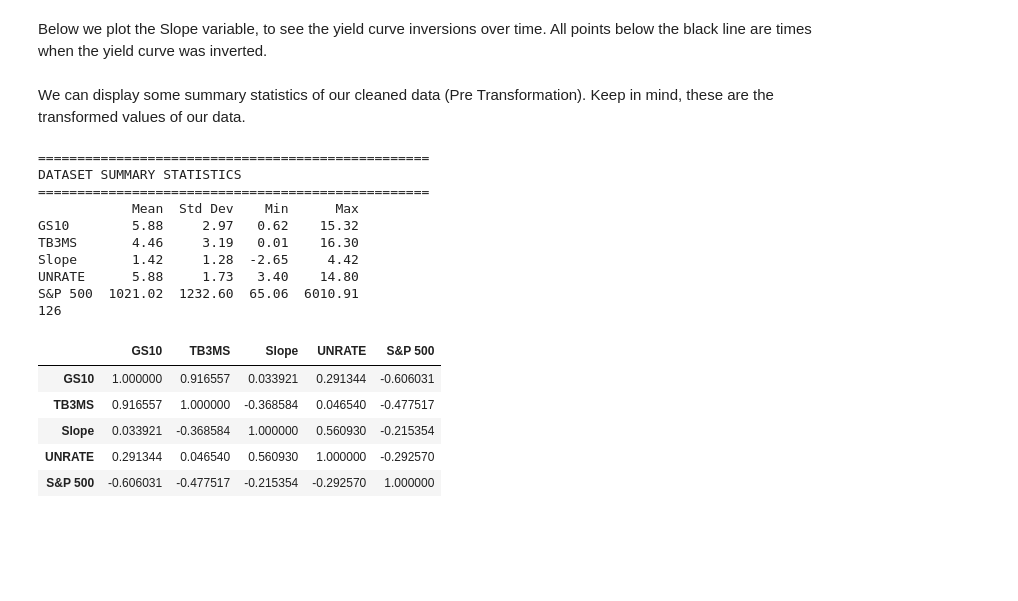
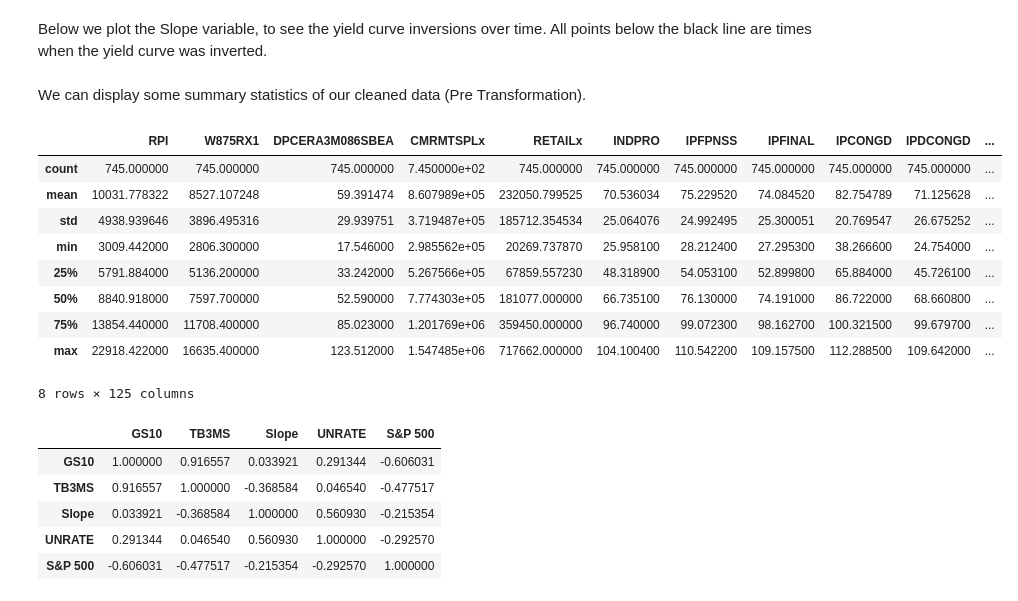
Before and after one commit to nickto14/eco482_final_project, a Jupyter notebook: Research Project Files/Cleaning/Data_Exploration.ipynb, the cells around one changed output. Drawn from its saved outputs; the diff is of its cells as text; code cells hidden in the pictures; blank space fills up the shorter version.

```diff
--- a/Research Project Files/Cleaning/Data_Exploration.ipynb
+++ b/Research Project Files/Cleaning/Data_Exploration.ipynb
@@ -35,36 +35,27 @@ plt.add_hline(y=0)
 
 plt.show()
 # %% [markdown]
-We can display some summary statistics of our cleaned data (Pre Transformation). Keep in mind, these are the transformed values of our data.
+We can display some summary statistics of our cleaned data (Pre Transformation).
 # %%
+display(df_1.describe())
+
 cols = ['GS10', 'TB3MS', 'Slope', 'UNRATE', 'S&P 500']
 
-summary_stats = df_1[cols].agg(['mean', 'std', 'min', 'max']).transpose()
-
-summary_stats.columns = ['Mean', 'Std Dev', 'Min', 'Max']
-
-print("="*50)
-print("DATASET SUMMARY STATISTICS")
-print("="*50)
-print(summary_stats.round(2))
-
-print(len(df_1.columns))
-
 display(df_1[cols].corr())
 # %% [output]
+|  | RPI | W875RX1 | DPCERA3M086SBEA | CMRMTSPLx | RETAILx | INDPRO | IPFPNSS | IPFINAL | IPCONGD | IPDCONGD | ... |
+| count | 745.000000 | 745.000000 | 745.000000 | 7.450000e+02 | 745.000000 | 745.000000 | 745.000000 | 745.000000 | 745.000000 | 745.000000 | ... |
+| mean | 10031.778322 | 8527.107248 | 59.391474 | 8.607989e+05 | 232050.799525 | 70.536034 | 75.229520 | 74.084520 | 82.754789 | 71.125628 | ... |
+| std | 4938.939646 | 3896.495316 | 29.939751 | 3.719487e+05 | 185712.354534 | 25.064076 | 24.992495 | 25.300051 | 20.769547 | 26.675252 | ... |
+| min | 3009.442000 | 2806.300000 | 17.546000 | 2.985562e+05 | 20269.737870 | 25.958100 | 28.212400 | 27.295300 | 38.266600 | 24.754000 | ... |
+| 25% | 5791.884000 | 5136.200000 | 33.242000 | 5.267566e+05 | 67859.557230 | 48.318900 | 54.053100 | 52.899800 | 65.884000 | 45.726100 | ... |
+| 50% | 8840.918000 | 7597.700000 | 52.590000 | 7.774303e+05 | 181077.000000 | 66.735100 | 76.130000 | 74.191000 | 86.722000 | 68.660800 | ... |
+| 75% | 13854.440000 | 11708.400000 | 85.023000 | 1.201769e+06 | 359450.000000 | 96.740000 | 99.072300 | 98.162700 | 100.321500 | 99.679700 | ... |
+| max | 22918.422000 | 16635.400000 | 123.512000 | 1.547485e+06 | 717662.000000 | 104.100400 | 110.542200 | 109.157500 | 112.288500 | 109.642000 | ... |
-==================================================
-DATASET SUMMARY STATISTICS
-==================================================
-            Mean  Std Dev    Min      Max
-GS10        5.88     2.97   0.62    15.32
-TB3MS       4.46     3.19   0.01    16.30
-Slope       1.42     1.28  -2.65     4.42
-UNRATE      5.88     1.73   3.40    14.80
-S&P 500  1021.02  1232.60  65.06  6010.91
-126
+8 rows × 125 columns
-|  | GS10 | TB3MS | Slope | UNRATE | S&P 500 |
-| GS10 | 1.000000 | 0.916557 | 0.033921 | 0.291344 | -0.606031 |
-| TB3MS | 0.916557 | 1.000000 | -0.368584 | 0.046540 | -0.477517 |
-| Slope | 0.033921 | -0.368584 | 1.000000 | 0.560930 | -0.215354 |
-| UNRATE | 0.291344 | 0.046540 | 0.560930 | 1.000000 | -0.292570 |
-| S&P 500 | -0.606031 | -0.477517 | -0.215354 | -0.292570 | 1.000000 |
+|  | GS10 | TB3MS | Slope | UNRATE | S&P 500 |
+| GS10 | 1.000000 | 0.916557 | 0.033921 | 0.291344 | -0.606031 |
+| TB3MS | 0.916557 | 1.000000 | -0.368584 | 0.046540 | -0.477517 |
+| Slope | 0.033921 | -0.368584 | 1.000000 | 0.560930 | -0.215354 |
+| UNRATE | 0.291344 | 0.046540 | 0.560930 | 1.000000 | -0.292570 |
+| S&P 500 | -0.606031 | -0.477517 | -0.215354 | -0.292570 | 1.000000 |
```
